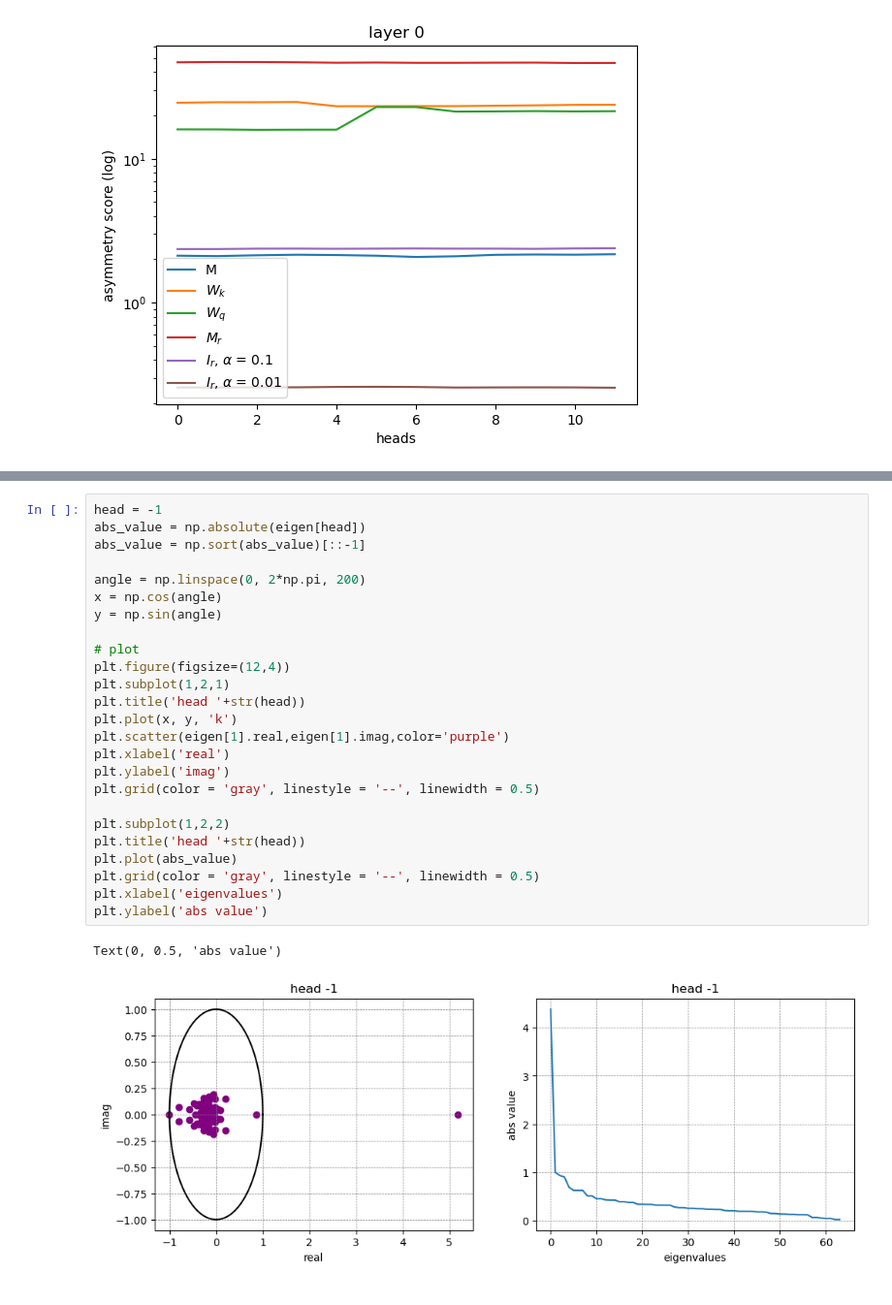
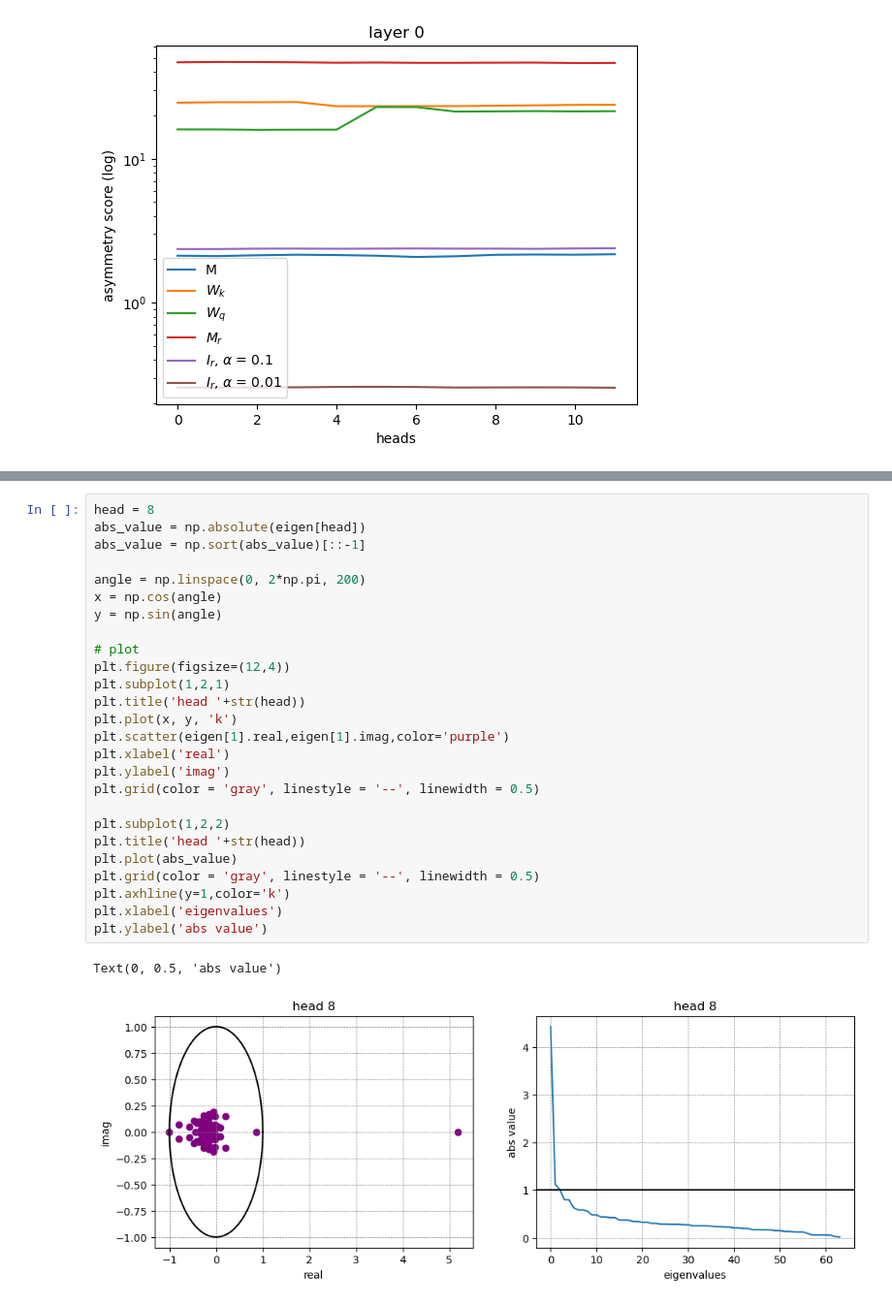
Before and after one commit to matteosaponati/attention-geometry, a Jupyter notebook: examples/BERT_analysis.ipynb, the cells around one changed output, grey strips where cells are left out. Shown at 97% size. Drawn from its saved outputs; the diff is of its cells as text.

```diff
--- a/examples/BERT_analysis.ipynb
+++ b/examples/BERT_analysis.ipynb
@@ -144,30 +154,31 @@ def eigen_blocks(h,dh,A):
 
 eigen = eigen_blocks(h,dh,M[0])
 # %%
-head = -1
+head = 8
 abs_value = np.absolute(eigen[head])
 abs_value = np.sort(abs_value)[::-1]
 
 angle = np.linspace(0, 2*np.pi, 200)
 x = np.cos(angle)
 y = np.sin(angle)
 
 # plot
 plt.figure(figsize=(12,4))
 plt.subplot(1,2,1)
 plt.title('head '+str(head))
 plt.plot(x, y, 'k')
 plt.scatter(eigen[1].real,eigen[1].imag,color='purple')
 plt.xlabel('real')
 plt.ylabel('imag')
 plt.grid(color = 'gray', linestyle = '--', linewidth = 0.5)
 
 plt.subplot(1,2,2)
 plt.title('head '+str(head))
 plt.plot(abs_value)
 plt.grid(color = 'gray', linestyle = '--', linewidth = 0.5)
+plt.axhline(y=1,color='k')
 plt.xlabel('eigenvalues')
 plt.ylabel('abs value')
 # %% [output]
 Text(0, 0.5, 'abs value')
-[figure, old version]
+[figure, new version]
```
Also changed, not shown: parts of 6 cells of this notebook.
